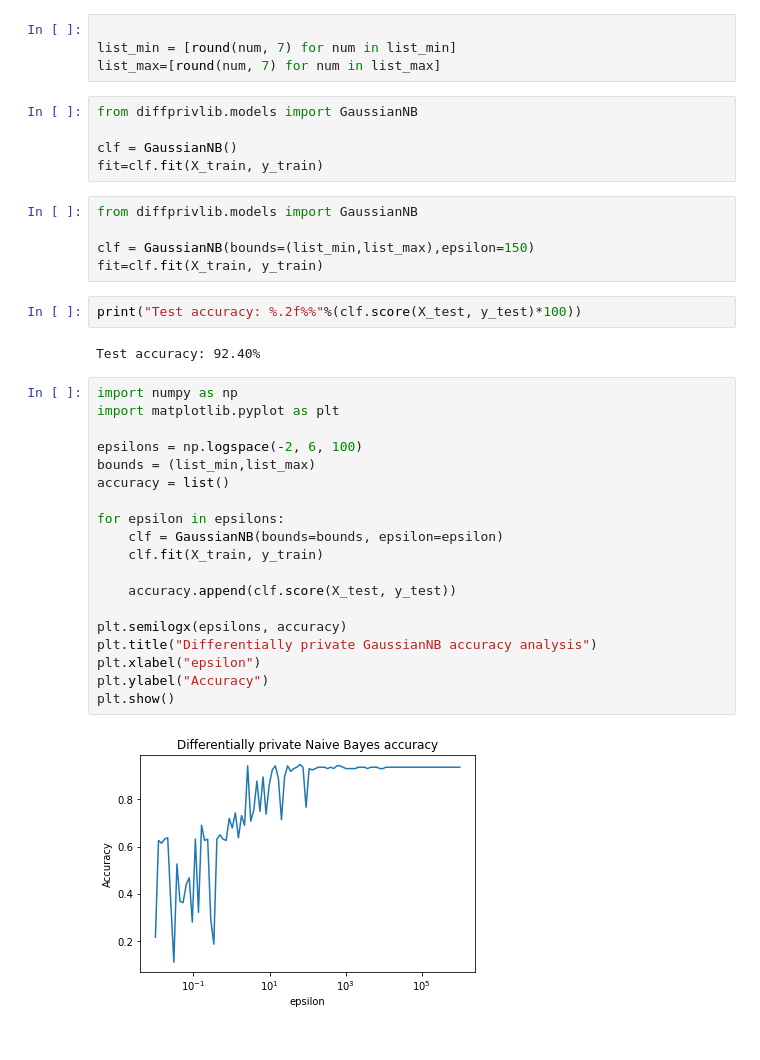
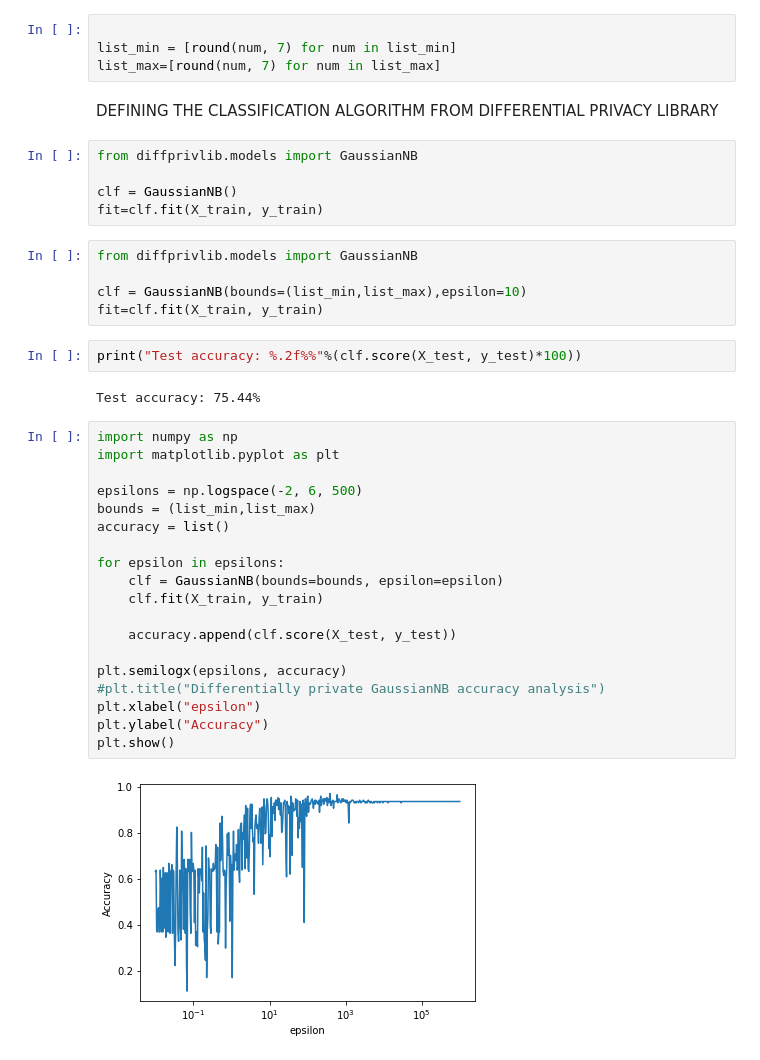
Before and after one commit to ANUPAMA0221/DifferentialPrivacy, a Jupyter notebook: practice/DiifPriv.ipynb, the cells around one changed output. Saved outputs shown, nothing was run; the diff lists cells and outputs as text.

```diff
--- a/practice/DiifPriv.ipynb
+++ b/practice/DiifPriv.ipynb
@@ -82,6 +86,8 @@ for i in range (0,31):
 
 list_min = [round(num, 7) for num in list_min]
 list_max=[round(num, 7) for num in list_max]
+# %% [markdown]
+DEFINING THE CLASSIFICATION ALGORITHM FROM DIFFERENTIAL PRIVACY LIBRARY
 # %%
 from diffprivlib.models import GaussianNB
 
@@ -90,30 +96,30 @@ fit=clf.fit(X_train, y_train)
 # %%
 from diffprivlib.models import GaussianNB
 
-clf = GaussianNB(bounds=(list_min,list_max),epsilon=150)
+clf = GaussianNB(bounds=(list_min,list_max),epsilon=10)
 fit=clf.fit(X_train, y_train)
 # %%
 print("Test accuracy: %.2f%%"%(clf.score(X_test, y_test)*100))
 # %% [output]
-Test accuracy: 92.40%
+Test accuracy: 75.44%
 # %%
 import numpy as np
 import matplotlib.pyplot as plt
 
-epsilons = np.logspace(-2, 6, 100)
+epsilons = np.logspace(-2, 6, 500)
 bounds = (list_min,list_max)
 accuracy = list()
 
 for epsilon in epsilons:
     clf = GaussianNB(bounds=bounds, epsilon=epsilon)
     clf.fit(X_train, y_train)
 
     accuracy.append(clf.score(X_test, y_test))
 
 plt.semilogx(epsilons, accuracy)
-plt.title("Differentially private GaussianNB accuracy analysis")
+#plt.title("Differentially private GaussianNB accuracy analysis")
 plt.xlabel("epsilon")
 plt.ylabel("Accuracy")
 plt.show()
 # %% [output]
-[figure, old version]
+[figure, new version]
```
Also changed, not shown: parts of 3 cells of this notebook, 3 other files.
